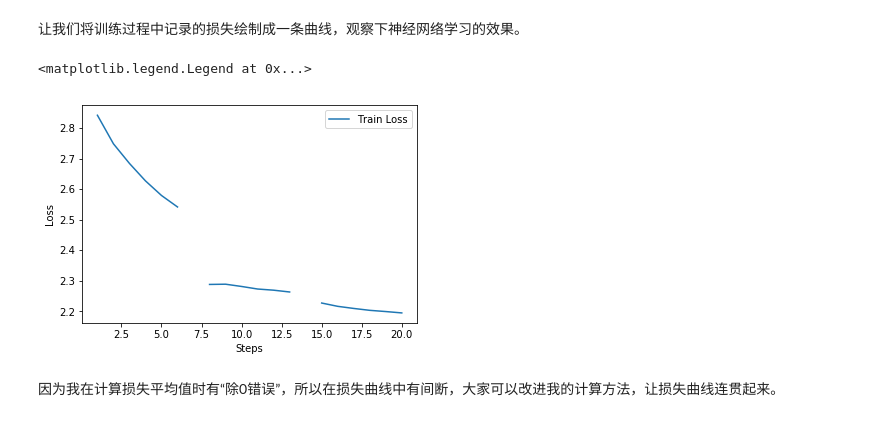
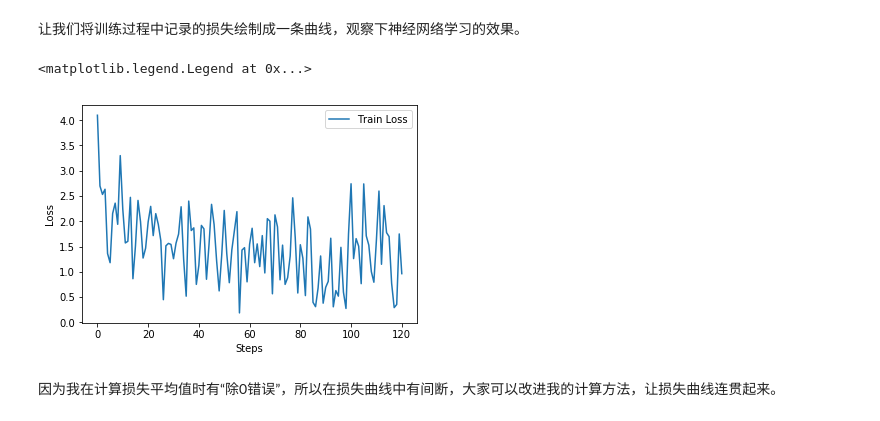
Before and after one commit to liufuyang/deep_learning_tutorial, a Jupyter notebook: jizhi-pytorch-2/03_text_generation/Homework_3/Homeword_LSTM_Name_Generator.ipynb, the cells around one changed output. Saved outputs shown, nothing was run; the diff lists cells and outputs as text; code cells hidden in the pictures.

```diff
--- a/jizhi-pytorch-2/03_text_generation/Homework_3/Homeword_LSTM_Name_Generator.ipynb
+++ b/jizhi-pytorch-2/03_text_generation/Homework_3/Homeword_LSTM_Name_Generator.ipynb
@@ -303,15 +325,16 @@ def time_since(t):
 # %% [markdown]
 **在下面你要定义损失函数、优化函数、实例化模型参数。**
 # %%
-HIDDEN_SIZE = 10
+HIDDEN_SIZE = 64
 num_epoch = 3
-learning_rate = 0.001
+learning_rate = 0.002
+num_layers = 2
 
 # 实例化模型
-lstm =
+lstm = LSTMNetwork(n_categories, n_letters-1, HIDDEN_SIZE, n_letters, num_layers=num_layers)
 # 定义损失函数与优化方法
-optimizer =
-criterion =
+optimizer = torch.optim.Adam(lstm.parameters(), lr = learning_rate)
+criterion = torch.nn.NLLLoss()
 # %% [markdown]
 训练的过程与我们前几节课一样，都是老套路啦！
 # %%
@@ -323,14 +346,14 @@ for epoch in range(num_epoch):
     train_loss = 0
     # 按所有数据的行数随机循环
     for i in range(all_line_num):
-        loss = train_LSTM()
-        train_loss += loss
+        loss = train_LSTM(lstm)
+        # train_loss += loss
 
         #每隔3000步，跑一次校验集，并打印结果
-        if i % 3000 == 0:
+        if i % 2000 == 0:
             training_process = (all_line_num * epoch + i) / (all_line_num * num_epoch) * 100
             training_process = '%.2f' % training_process
-            print('第{}轮，训练损失：{:.2f}，训练进度：{}%，（{}）'\
-                .format(epoch, train_loss.data.numpy()[0] / i, float(training_process), time_since(start)))
-            records.append([train_loss.data.numpy()[0] / i])
+            print('第{}轮，训练损失：{:.2f}，训练进度：{:.2f}%，（{}）'\
+                .format(epoch, loss.data.numpy()[0], float(training_process), time_since(start)))
+        records.append([loss.data.numpy()[0]])
 # %% [output]
@@ -358,16 +381,16 @@ for epoch in range(num_epoch):
 # %%
 import matplotlib.pyplot as plt
 import matplotlib.ticker as ticker
 %matplotlib inline
 
 a = [i[0] for i in records]
-plt.plot(a, label = 'Train Loss')
+plt.plot(a[0::500], label = 'Train Loss')
 plt.xlabel('Steps')
 plt.ylabel('Loss')
 plt.legend()
 # %% [output]
 <matplotlib.legend.Legend at 0x...>
-[figure, old version]
+[figure, new version]
 # %% [markdown]
 因为我在计算损失平均值时有“除0错误”，所以在损失曲线中有间断，大家可以改进我的计算方法，让损失曲线连贯起来。
 # %% [markdown]
```
Also changed, not shown: parts of 11 cells of this notebook, 2 other files.
